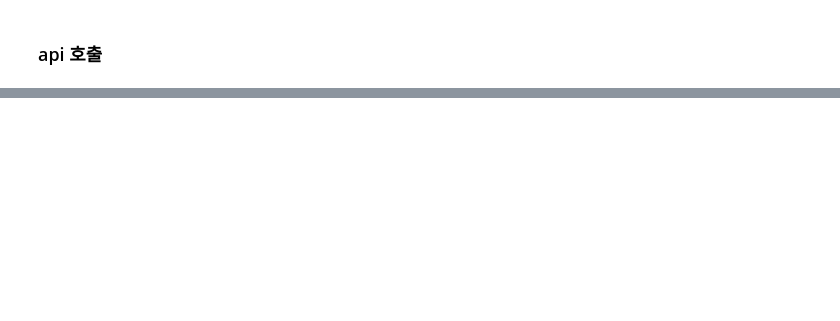
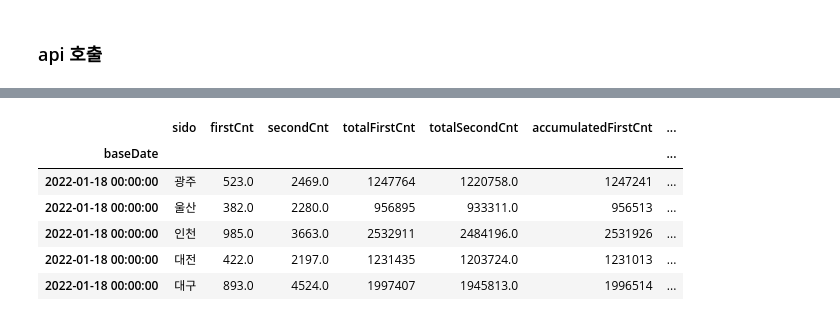
Before and after one commit to tanya-bang/12.Hadoop-Spark, a Jupyter notebook: note/14_Extract.ipynb, the cells around one changed output, grey strips where cells are left out. Cells and saved outputs as stored; diff of their text form; code cells hidden in the pictures; blank space fills up the shorter version.

```diff
--- a/note/14_Extract.ipynb
+++ b/note/14_Extract.ipynb
@@ -64,0 +478,5 @@ from bs4 import BeautifulSoup
+# %%
+# T/F를 이용한 논리 indexing
+# loc에 논리 인덱싱 행 index만 구성하면 레코드를 추출
+finVac = vac_v1.loc[vac_v1.index.str.contains(cal_std_day(365*3)]
+finVac.info()
@@ -64,0 +502,10 @@ from bs4 import BeautifulSoup
+# %%
+finVac.head()
+# %% [output]
+|  | sido | firstCnt | secondCnt | totalFirstCnt | totalSecondCnt | accumulatedFirstCnt | ... |
+| baseDate |  |  |  |  |  |  | ... |
+| 2022-01-18 00:00:00 | 광주 | 523.0 | 2469.0 | 1247764 | 1220758.0 | 1247241 | ... |
+| 2022-01-18 00:00:00 | 울산 | 382.0 | 2280.0 | 956895 | 933311.0 | 956513 | ... |
+| 2022-01-18 00:00:00 | 인천 | 985.0 | 3663.0 | 2532911 | 2484196.0 | 2531926 | ... |
+| 2022-01-18 00:00:00 | 대전 | 422.0 | 2197.0 | 1231435 | 1203724.0 | 1231013 | ... |
+| 2022-01-18 00:00:00 | 대구 | 893.0 | 4524.0 | 1997407 | 1945813.0 | 1996514 | ... |
```
Also changed, not shown: parts of 71 cells of this notebook, 1 other file.
